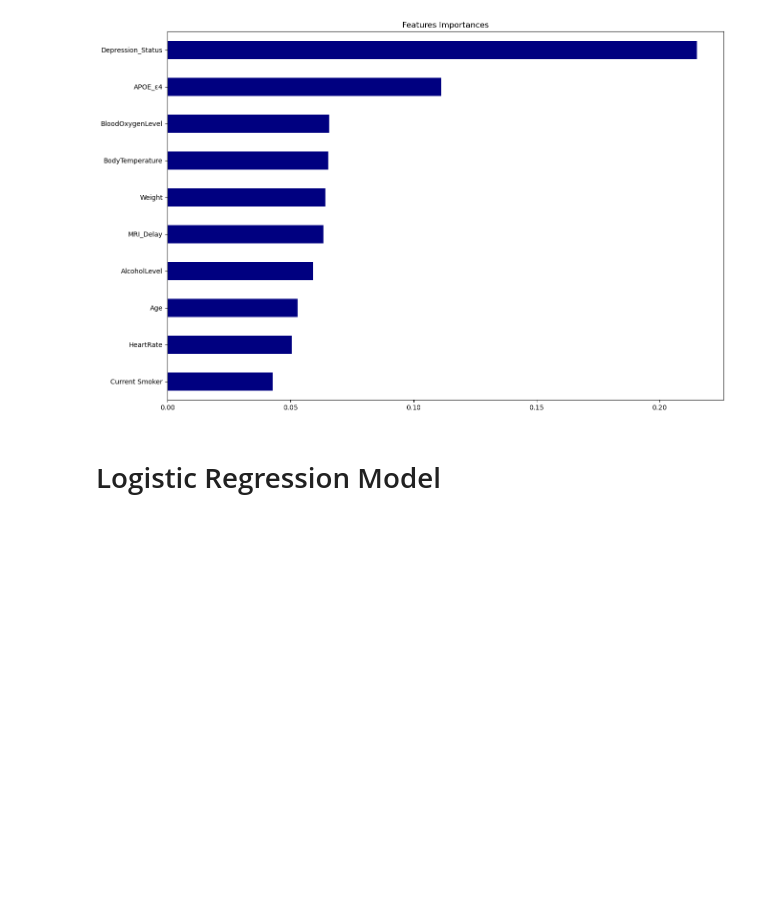
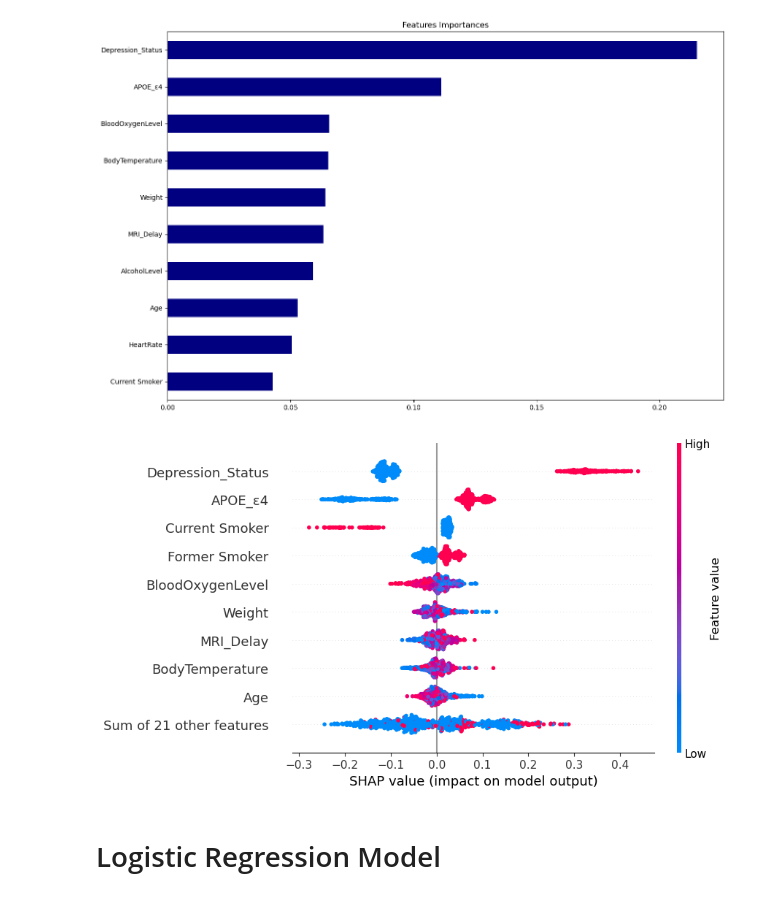
Before and after one commit to HollaNotes/Dementia_Predictors_Project_4, a Jupyter notebook: Classification-Models/dementia_modeling_no_cognitive_test.ipynb, the cells around one changed output. Saved outputs shown, nothing was run; the diff lists cells and outputs as text; code cells hidden in the pictures; blank space fills up the shorter version.

```diff
--- a/Classification-Models/dementia_modeling_no_cognitive_test.ipynb
+++ b/Classification-Models/dementia_modeling_no_cognitive_test.ipynb
@@ -350,6 +349,14 @@ importances_sorted = importances_df.sort_values(by='Feature Importances').tail(1
 importances_sorted.plot(kind='barh', color='navy', ylabel='', title= 'Features Importances', legend=False, figsize=(15,10)).get_figure().savefig('features_importances_no_cognitive_test_top10.jpg')
 # %% [output]
 [figure]
+# %%
+# Graph the SHAP values of the model with the explainer
+explainer = shap.Explainer(rf_model, feature_names=X.columns)
+shap_values = explainer(X_train_scaled)
+shap.plots.beeswarm(shap_values[:,:,1])
+plt.show()
+# %% [output]
+[figure, added]
 # %% [markdown]
 # Logistic Regression Model
 # %%
```
Also changed, not shown: parts of 1 cell of this notebook, 1 other file.
